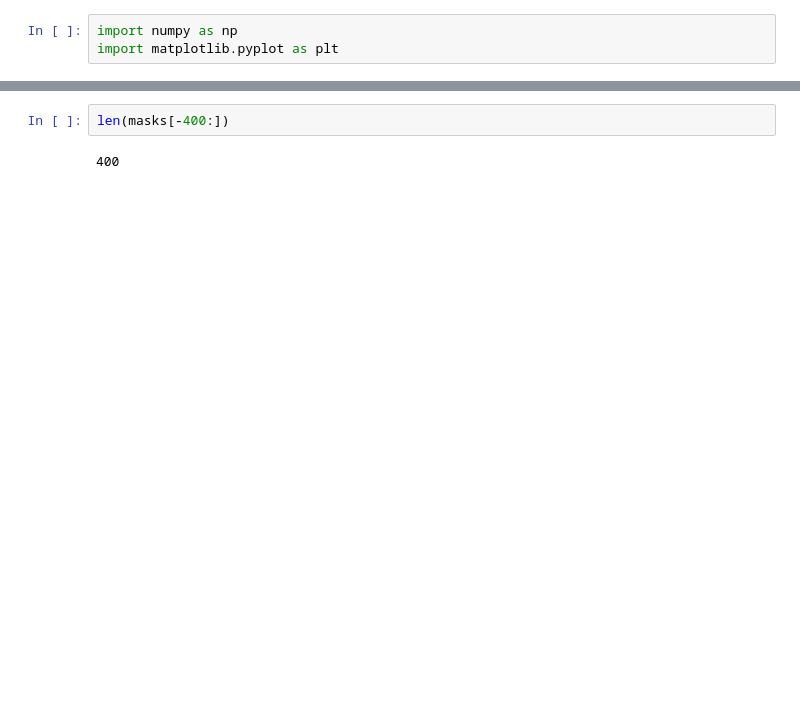
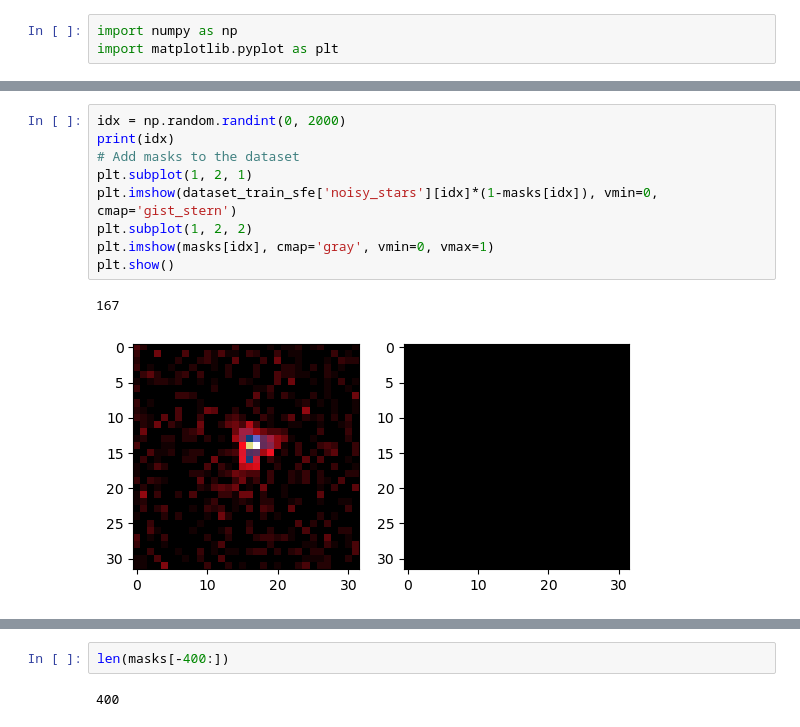
Before and after one commit to CosmoStat/wf-psf, a Jupyter notebook: data/masked_dataset/gen_white_masks_dataset.ipynb, the cells around one changed output, grey strips where cells are left out. Drawn from its saved outputs; the diff is of its cells as text; blank space fills up the shorter version.

```diff
--- a/data/masked_dataset/gen_white_masks_dataset.ipynb
+++ b/data/masked_dataset/gen_white_masks_dataset.ipynb
@@ -19,0 +73,12 @@ plt.show()
+# %%
+idx = np.random.randint(0, 2000)
+print(idx)
+# Add masks to the dataset
+plt.subplot(1, 2, 1)
+plt.imshow(dataset_train_sfe['noisy_stars'][idx]*(1-masks[idx]), vmin=0, cmap='gist_stern')
+plt.subplot(1, 2, 2)
+plt.imshow(masks[idx], cmap='gray', vmin=0, vmax=1)
+plt.show()
+# %% [output]
+167
+[figure, added]
```
Also changed, not shown: parts of 34 cells of this notebook, 1 other file.
